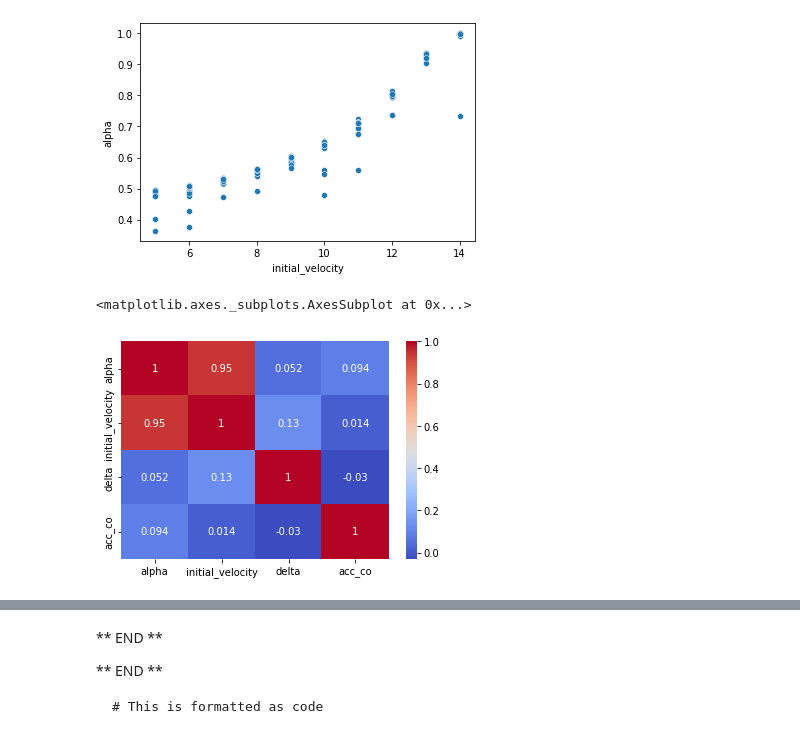
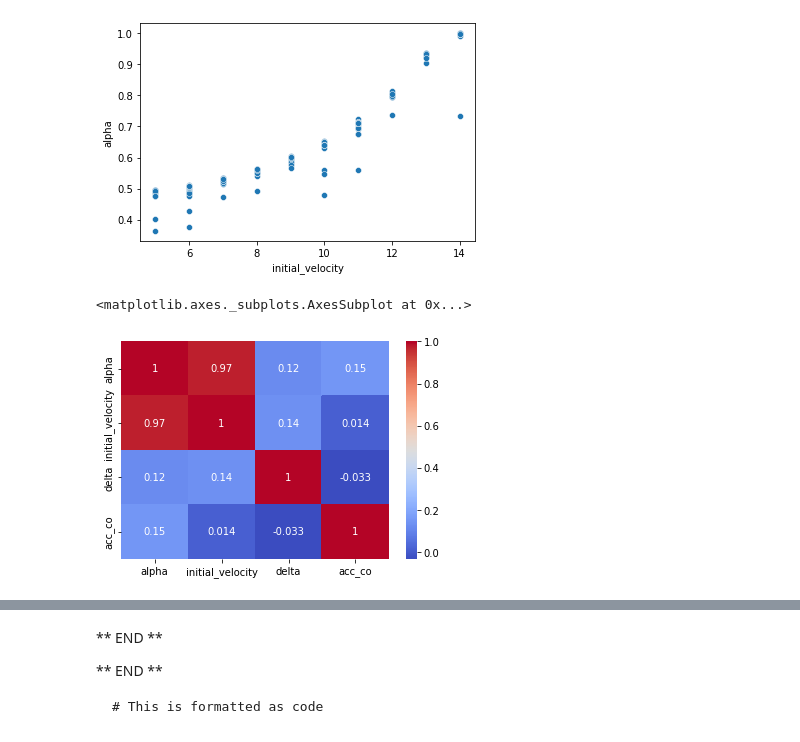
Before and after one commit to m-rafiul-islam/driver-behavior-model, a Jupyter notebook: analyze_results_main.ipynb, the cells around one changed output, grey strips where cells are left out. Drawn from its saved outputs; the diff is of its cells as text; code cells hidden in the pictures.

```diff
--- a/analyze_results_main.ipynb
+++ b/analyze_results_main.ipynb
@@ -77,8 +77,8 @@ sns.scatterplot(x='initial_velocity',y='alpha',data=data_FDE)
 # %%
 # sns.heatmap(data_FDE.drop(columns='index').corr())
 
-corr_matrix = data_FDE[['alpha','initial_velocity','delta','acc_co']].corr()
+corr_matrix = data_FDE[['alpha','initial_velocity','delta','acc_co']].corr(method='spearman')
 sns.heatmap(corr_matrix,cmap='coolwarm',annot=True)
 # %% [output]
 <matplotlib.axes._subplots.AxesSubplot at 0x...>
-[figure, old version]
+[figure, new version]
```
Also changed, not shown: parts of 1 cell of this notebook.
